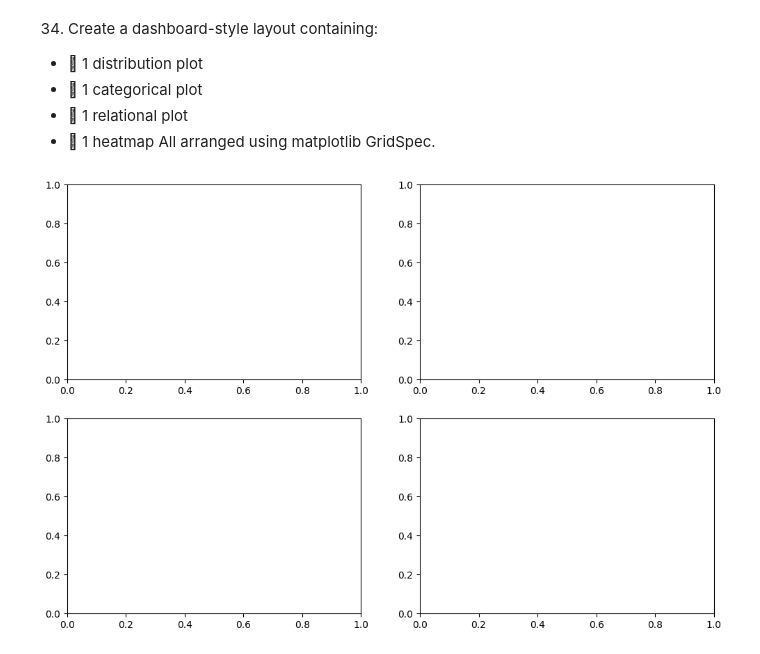
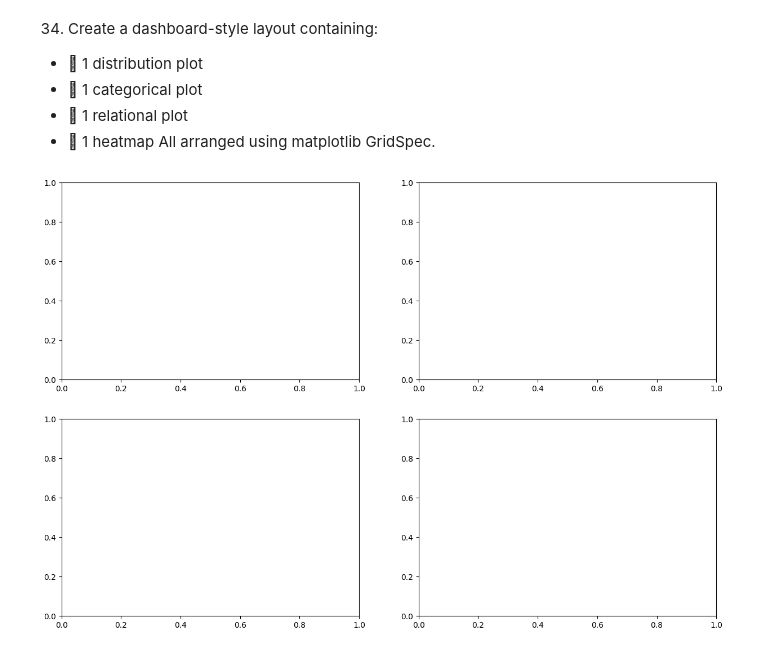
Before and after one commit to sagarnbeedi-analytics/data-analytics-portfolio, a Jupyter notebook: PYTHON/practicing_python_libraries/python_files/seaborn.ipynb, the cells around one changed output. Cells and saved outputs as stored; diff of their text form; code cells hidden in the pictures.

```diff
--- a/PYTHON/practicing_python_libraries/python_files/seaborn.ipynb
+++ b/PYTHON/practicing_python_libraries/python_files/seaborn.ipynb
@@ -13,12 +13,12 @@ import numpy as np
 -  1 heatmap All arranged using matplotlib GridSpec.
 # %%
 fig=plt.figure(
-    figsize=[12,8]
+    figsize=[15,10]
 )
 gs=fig.add_gridspec(2,2)
 ax1=fig.add_subplot(gs[0,0])
 ax2=fig.add_subplot(gs[0,1])
 ax3=fig.add_subplot(gs[1,0])
 ax4=fig.add_subplot(gs[1,1])
 # %% [output]
-[figure, old version]
+[figure, new version]
```
Also changed, not shown: parts of 10 cells of this notebook.
